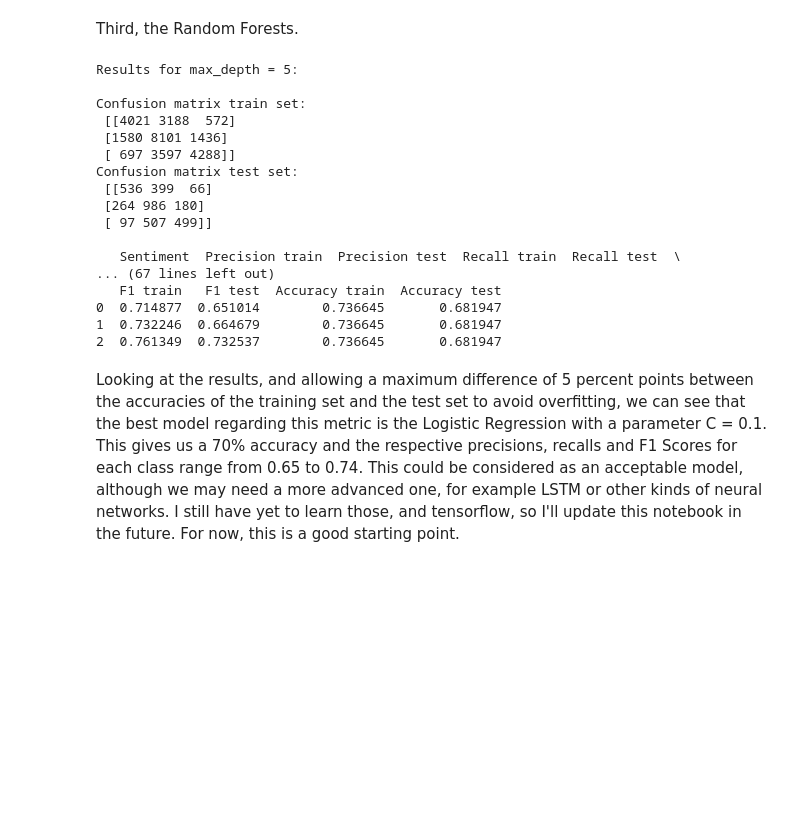
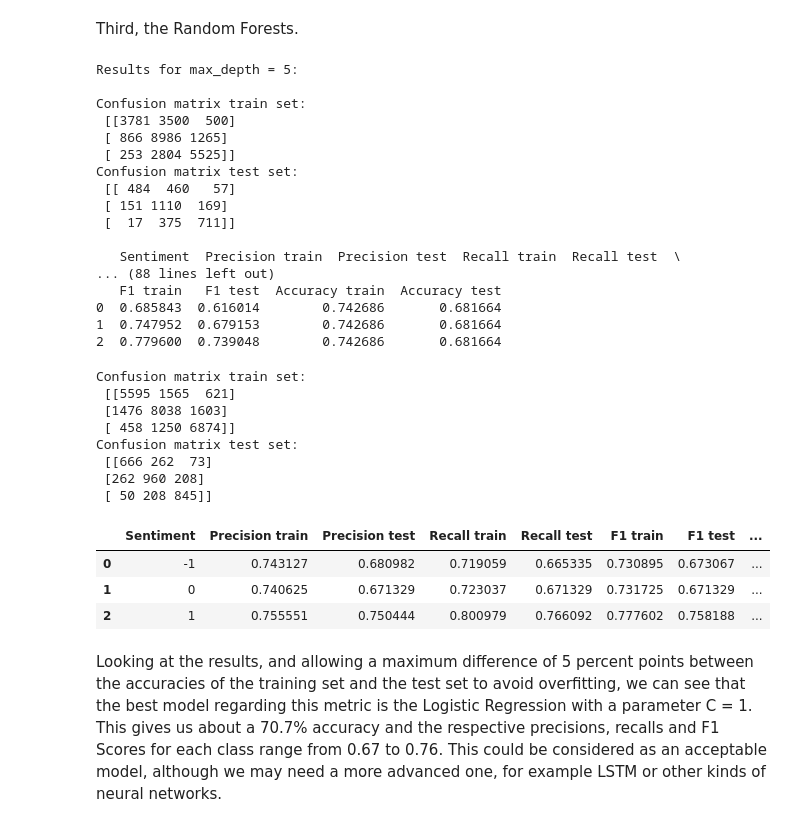
Before and after one commit to mvarela1992/Portafolio, a Jupyter notebook: 2-Sentiment Analysis.ipynb, the cells around one changed output. Saved outputs shown, nothing was run; the diff lists cells and outputs as text; code cells hidden in the pictures; blank space fills up the shorter version.

```diff
--- a/2-Sentiment Analysis.ipynb
+++ b/2-Sentiment Analysis.ipynb
@@ -228,23 +226,3 @@ Let's expand the abbreviations of some terms. For example, from "I won't" to "I
-# %%
-def expand(s):
-
-    s = re.sub(r"won't", "will not",s)
-    s = re.sub(r"would't", "would not",s)
-    s = re.sub(r"could't", "could not",s)
-    s = re.sub(r"\'d", " would",s)
-    s = re.sub(r"can\'t", "can not",s)
-    s = re.sub(r"n\'t", " not", s)
-    s= re.sub(r"\'re", " are", s)
-    s = re.sub(r"\'s", " is", s)
-    s = re.sub(r"\'ll", " will", s)
-    s = re.sub(r"\'t", " not", s)
-    s = re.sub(r"\'ve", " have", s)
-    s = re.sub(r"\'m", " am", s)
-
-    return s
-
-train['text']  = train['text'].apply(lambda x: expand(x))
-test['text']  = test['text'].apply(lambda x: expand(x))
 # %% [markdown]
 Let's remove non alpha-numeric characters.
 # %%
@@ -288,7 +266,7 @@ We can't classify the text unless it has a numeric format. In order to achieve t
 train_text = train['text'].astype(str).tolist()
 test_text = test['text'].astype(str).tolist()
 # %%
-vectorizer = TfidfVectorizer()
+vectorizer = TfidfVectorizer(max_features = 2200, binary = True)
 
 #Create the X_train and X_test sets.
 X_train = vectorizer.fit_transform(train_text).toarray()
@@ -402,7 +380,7 @@ Confusion matrix test set:
 # %% [markdown]
 Third, the Random Forests.
 # %%
-depth = [5, 10, 15, 20]
+depth = [5, 10, 15, 20, 30]
 
 for d in depth:
 
@@ -417,19 +395,38 @@ for d in depth:
 Results for max_depth = 5:
 
 Confusion matrix train set:
- [[4021 3188  572]
- [1580 8101 1436]
- [ 697 3597 4288]]
+ [[3781 3500  500]
+ [ 866 8986 1265]
+ [ 253 2804 5525]]
 Confusion matrix test set:
- [[536 399  66]
- [264 986 180]
- [ 97 507 499]]
+ [[ 484  460   57]
+ [ 151 1110  169]
+ [  17  375  711]]
 
    Sentiment  Precision train  Precision test  Recall train  Recall test  \
-... (67 lines left out)
+... (88 lines left out)
    F1 train   F1 test  Accuracy train  Accuracy test
-0  0.714877  0.651014        0.736645       0.681947
-1  0.732246  0.664679        0.736645       0.681947
-2  0.761349  0.732537        0.736645       0.681947
+0  0.685843  0.616014        0.742686       0.681664
+1  0.747952  0.679153        0.742686       0.681664
+2  0.779600  0.739048        0.742686       0.681664
+# %%
+rf = RandomForestClassifier(random_state = 0, n_estimators = 50, max_depth = None, class_weight = 'balanced',
+                               min_samples_leaf = 5)
+
+
+prediction(rf, X_train, y_train, X_test, y_test)[0]
+# %% [output]
+Confusion matrix train set:
+ [[5595 1565  621]
+ [1476 8038 1603]
+ [ 458 1250 6874]]
+Confusion matrix test set:
+ [[666 262  73]
+ [262 960 208]
+ [ 50 208 845]]
+|  | Sentiment | Precision train | Precision test | Recall train | Recall test | F1 train | F1 test | ... |
+| 0 | -1 | 0.743127 | 0.680982 | 0.719059 | 0.665335 | 0.730895 | 0.673067 | ... |
+| 1 | 0 | 0.740625 | 0.671329 | 0.723037 | 0.671329 | 0.731725 | 0.671329 | ... |
+| 2 | 1 | 0.755551 | 0.750444 | 0.800979 | 0.766092 | 0.777602 | 0.758188 | ... |
 # %% [markdown]
-Looking at the results, and allowing a maximum difference of 5 percent points between the accuracies of the training set and the test set to avoid overfitting, we can see that the best model regarding this metric is the Logistic Regression with a parameter C = 0.1. This gives us a 70% accuracy and the respective precisions, recalls and F1 Scores for each class range from 0.65 to 0.74. This could be considered as an acceptable model, although we may need a more advanced one, for example LSTM or other kinds of neural networks. I still have yet to learn those, and tensorflow, so I'll update this notebook in the future. For now, this is a good starting point.
+Looking at the results, and allowing a maximum difference of 5 percent points between the accuracies of the training set and the test set to avoid overfitting, we can see that the best model regarding this metric is the Logistic Regression with a parameter C = 1. This gives us about a 70.7% accuracy and the respective precisions, recalls and F1 Scores for each class range from 0.67 to 0.76. This could be considered as an acceptable model, although we may need a more advanced one, for example LSTM or other kinds of neural networks.
```
Also changed, not shown: parts of 5 cells of this notebook.
